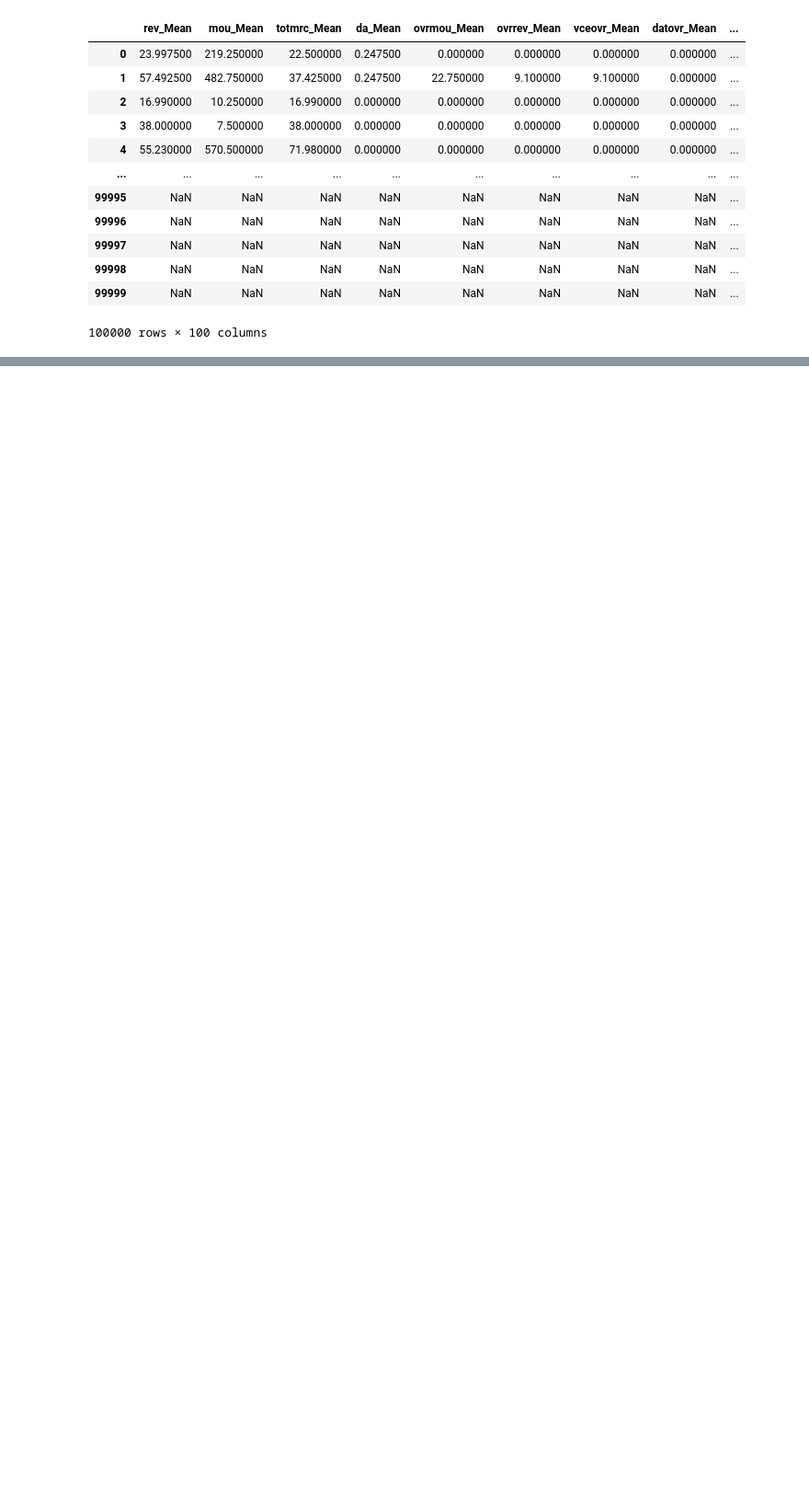
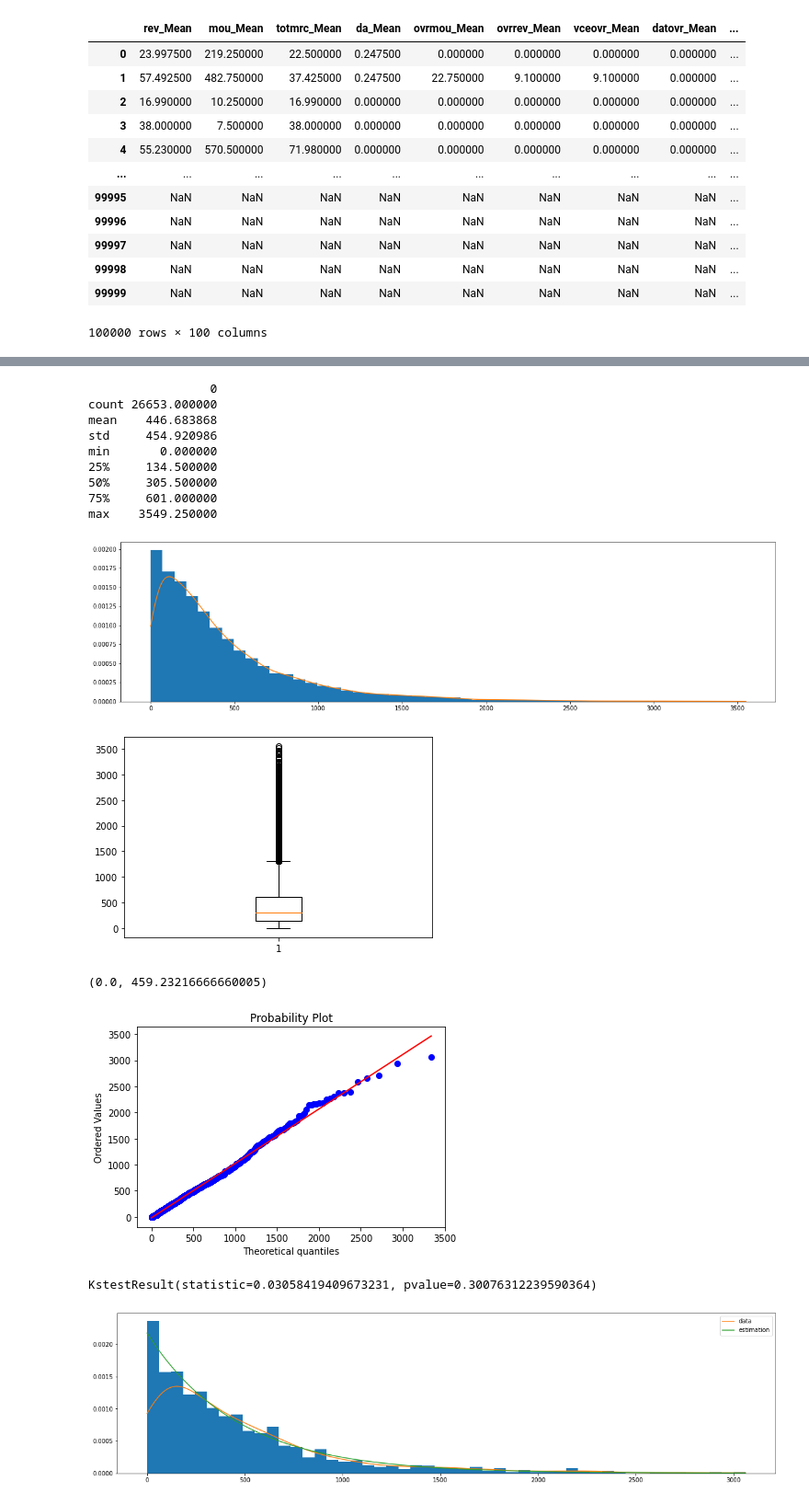
Before and after one commit to zuevmaxim/m-m2021, a Jupyter notebook: lab1.ipynb, the cells around one changed output, grey strips where cells are left out. Shown at 92% size. Saved outputs shown, nothing was run; the diff lists cells and outputs as text; code cells hidden in the pictures; blank space fills up the shorter version.

```diff
--- a/lab1.ipynb
+++ b/lab1.ipynb
@@ -300,0 +254,20 @@ KstestResult(statistic=0.999980153817711, pvalue=0.0)
+# %%
+data = prepare_data(df=df, feature='mou_Mean')
+describe_data(data)
+describe_distribution(data, expon)
+# %% [output]
+                 0
+count 26653.000000
+mean    446.683868
+std     454.920986
+min       0.000000
+25%     134.500000
+50%     305.500000
+75%     601.000000
+max    3549.250000
+[figure, added]
+[figure, added]
+(0.0, 459.23216666660005)
+[figure, added]
+KstestResult(statistic=0.03058419409673231, pvalue=0.30076312239590364)
+[figure, added]
```
Also changed, not shown: parts of 30 cells of this notebook, 1 other file.
